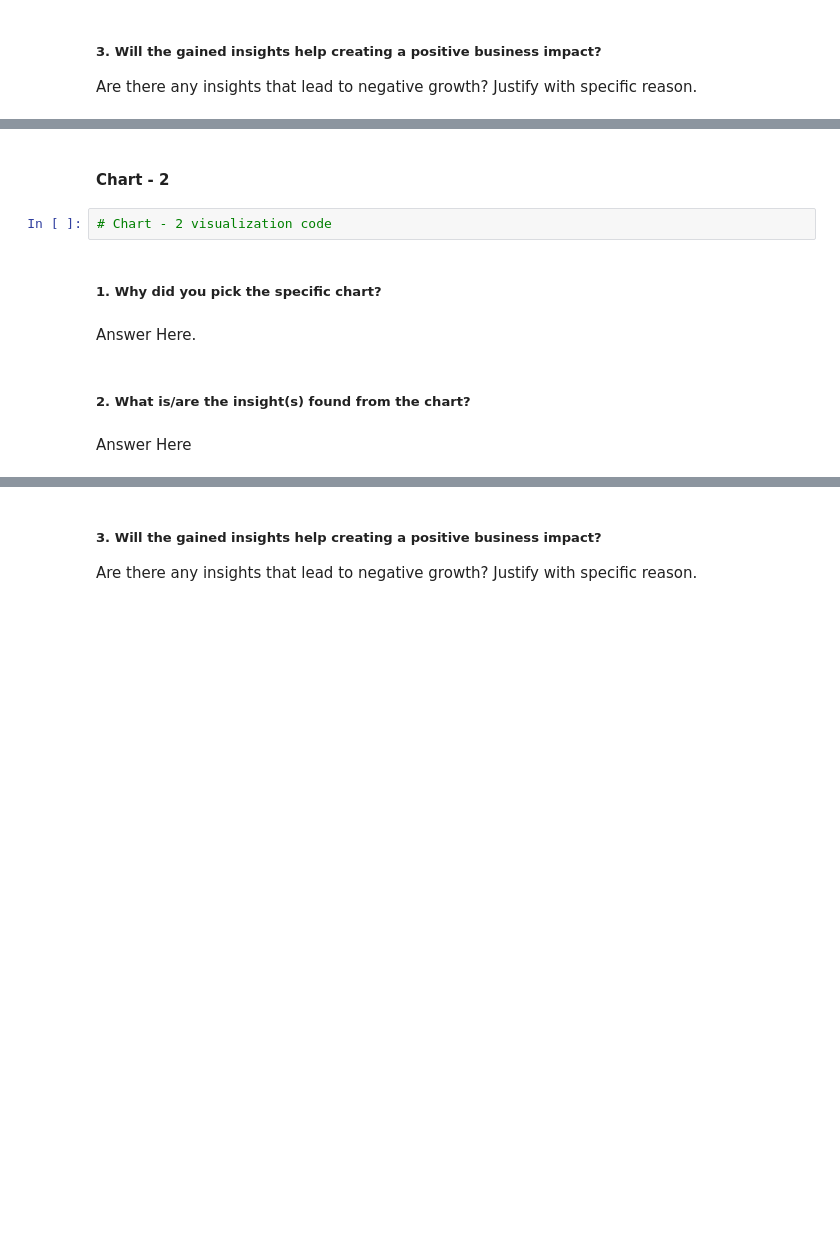
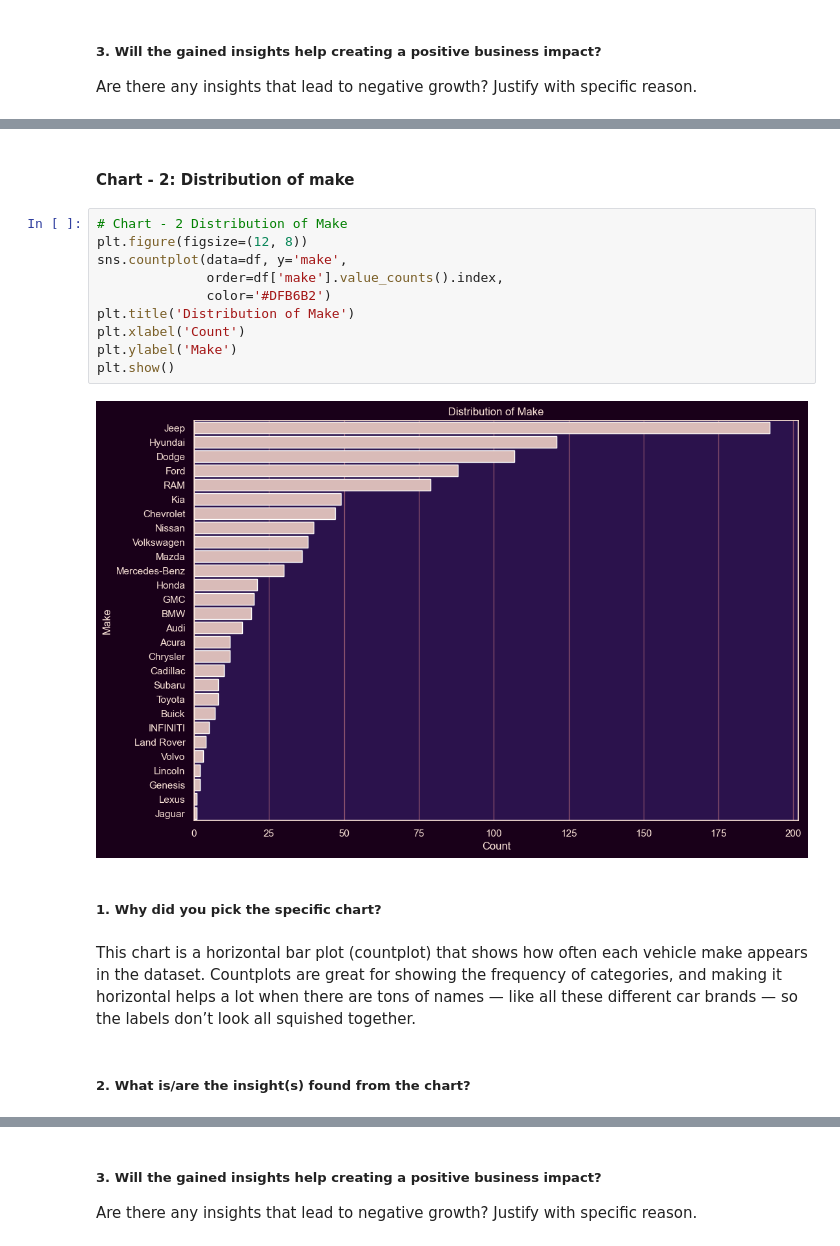
Before and after one commit to KushangShah/Vehicle-Price-Prediction, a Jupyter notebook: VehiclePricePridiction_ML.ipynb, the cells around one changed output, grey strips where cells are left out. Saved outputs shown, nothing was run; the diff lists cells and outputs as text; blank space fills up the shorter version.

```diff
--- a/VehiclePricePridiction_ML.ipynb
+++ b/VehiclePricePridiction_ML.ipynb
@@ -515,12 +653,20 @@ Answer Here
 # %% [markdown]
-#### Chart - 2
+#### Chart - 2: Distribution of make
-# %%
-# Chart - 2 visualization code
+# %%
+# Chart - 2 Distribution of Make
+plt.figure(figsize=(12, 8))
+sns.countplot(data=df, y='make',
+              order=df['make'].value_counts().index,
+              color='#DFB6B2')
+plt.title('Distribution of Make')
+plt.xlabel('Count')
+plt.ylabel('Make')
+plt.show()
+# %% [output]
+[figure, added]
 # %% [markdown]
 ##### 1. Why did you pick the specific chart?
-# %% [markdown]
-Answer Here.
+# %% [markdown]
+This chart is a horizontal bar plot (countplot) that shows how often each vehicle make appears in the dataset. Countplots are great for showing the frequency of categories, and making it horizontal helps a lot when there are tons of names — like all these different car brands — so the labels don’t look all squished together.
 # %% [markdown]
 ##### 2. What is/are the insight(s) found from the chart?
-# %% [markdown]
-Answer Here
```
Also changed, not shown: parts of 317 cells of this notebook.
